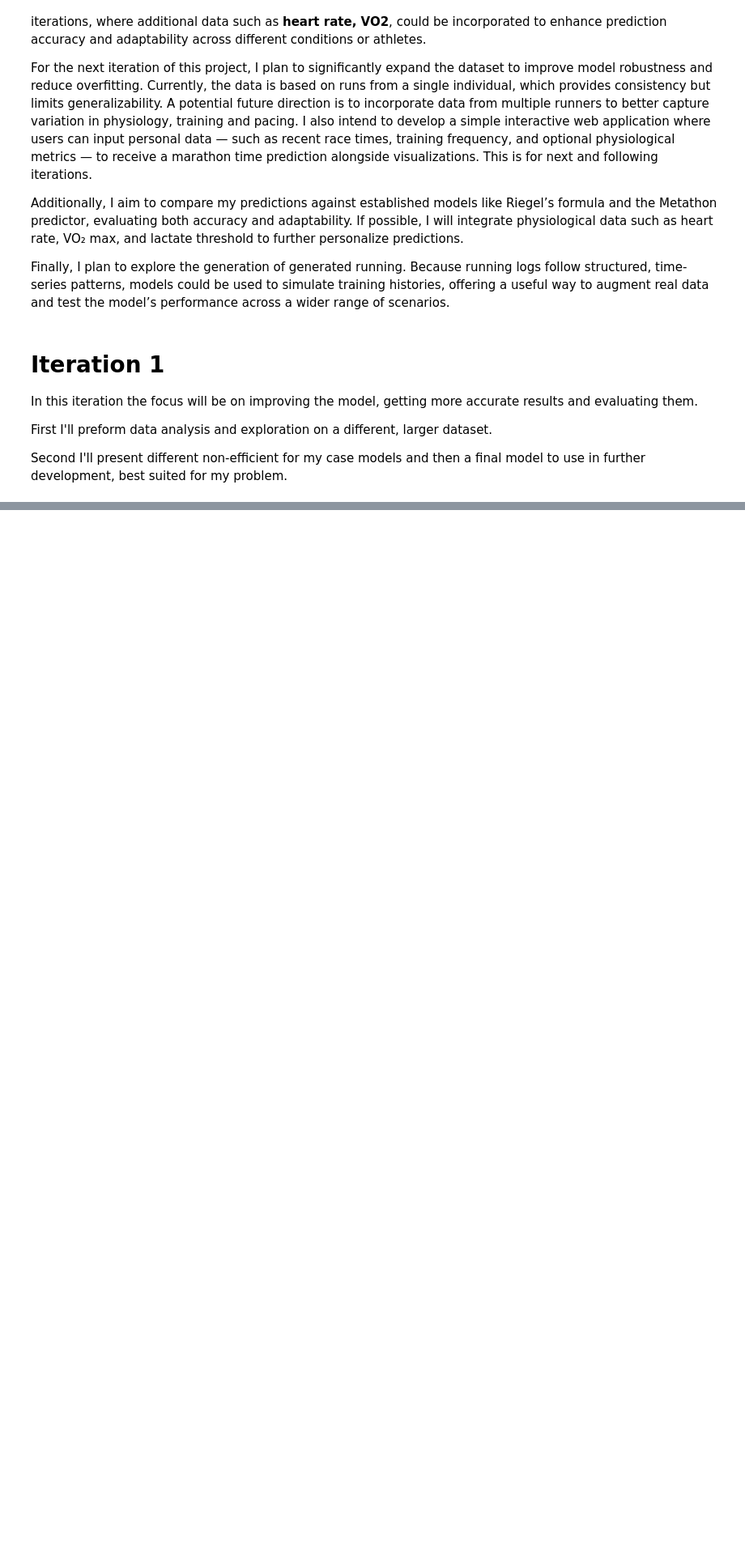
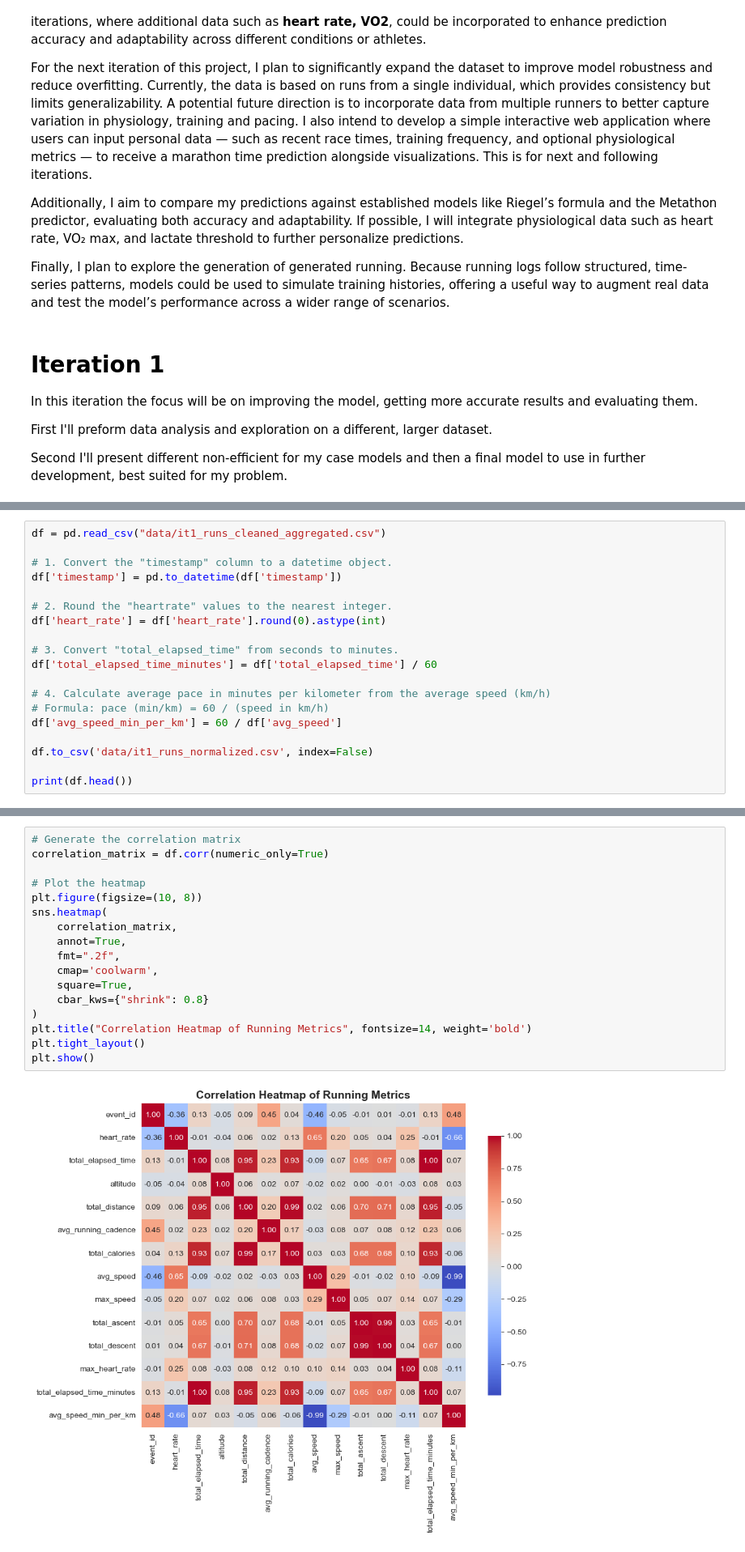
Before and after one commit to aleksts04/canimarathon, a Jupyter notebook: canimarathon.ipynb, the cells around one changed output, grey strips where cells are left out. Shown at 81% size. Cells and saved outputs as stored; diff of their text form; blank space fills up the shorter version.

```diff
--- a/canimarathon.ipynb
+++ b/canimarathon.ipynb
@@ -365,0 +483,19 @@ Second I'll present different non-efficient for my case models and then a final
+# %%
+df = pd.read_csv("data/it1_runs_cleaned_aggregated.csv")
+
+# 1. Convert the "timestamp" column to a datetime object.
+df['timestamp'] = pd.to_datetime(df['timestamp'])
+
+# 2. Round the "heartrate" values to the nearest integer.
+df['heart_rate'] = df['heart_rate'].round(0).astype(int)
+
+# 3. Convert "total_elapsed_time" from seconds to minutes.
+df['total_elapsed_time_minutes'] = df['total_elapsed_time'] / 60
+
+# 4. Calculate average pace in minutes per kilometer from the average speed (km/h)
+# Formula: pace (min/km) = 60 / (speed in km/h)
+df['avg_speed_min_per_km'] = 60 / df['avg_speed']
+
+df.to_csv('data/it1_runs_normalized.csv', index=False)
+
+print(df.head())
@@ -365,0 +528,19 @@ Second I'll present different non-efficient for my case models and then a final
+# %%
+# Generate the correlation matrix
+correlation_matrix = df.corr(numeric_only=True)
+
+# Plot the heatmap
+plt.figure(figsize=(10, 8))
+sns.heatmap(
+    correlation_matrix,
+    annot=True,
+    fmt=".2f",
+    cmap='coolwarm',
+    square=True,
+    cbar_kws={"shrink": 0.8}
+)
+plt.title("Correlation Heatmap of Running Metrics", fontsize=14, weight='bold')
+plt.tight_layout()
+plt.show()
+# %% [output]
+[figure, added]
```
Also changed, not shown: parts of 44 cells of this notebook, 8 other files.
